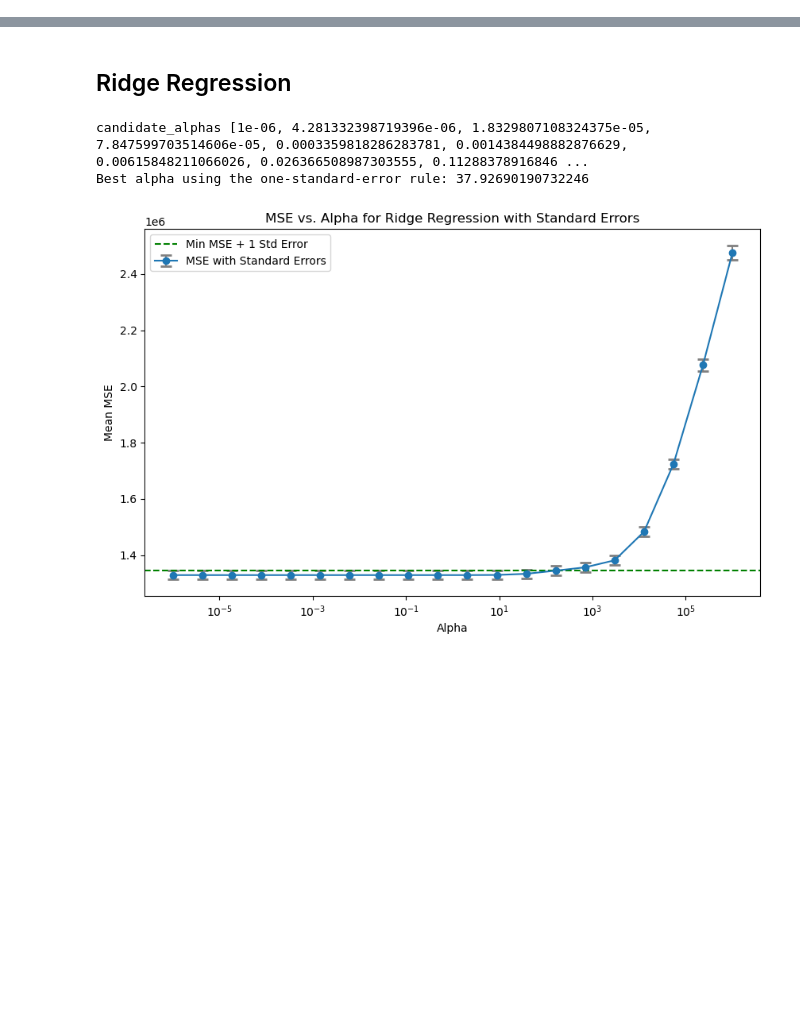
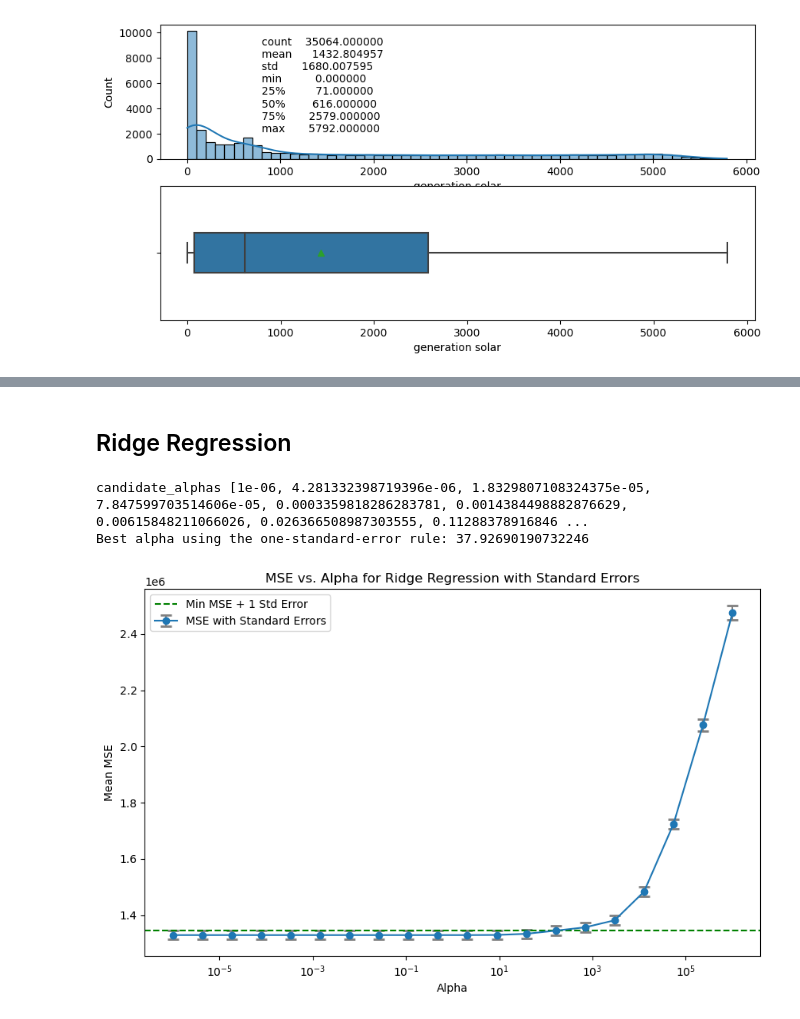
Before and after one commit to MDS-Mountain-Club/MDS_ML_Project, a Jupyter notebook: Regression/linear_regression.ipynb, the cells around one changed output, grey strips where cells are left out. Drawn from its saved outputs; the diff is of its cells as text; code cells hidden in the pictures; blank space fills up the shorter version.

```diff
--- a/Regression/linear_regression.ipynb
+++ b/Regression/linear_regression.ipynb
@@ -42,0 +92,5 @@ df = pd.read_csv('../Data/df_final.csv',index_col="time")
+# %%
+# Drop non-y energy consumption and generation data (contiguous columns)
+drop_cols = list(df.columns[0:11]) + list(df.columns[12:20])
+df2 = df.drop(columns=drop_cols)
+df2.shape #(35064, 86)
@@ -42,0 +108,18 @@ df = pd.read_csv('../Data/df_final.csv',index_col="time")
+# %%
+# Check y distribution
+y_var = 'generation solar'
+
+# Subplots
+fig, axes = plt.subplots(2, 1, figsize=(10, 5))  # 2 rows, 1 column
+sns.histplot(data=df2, x=y_var, kde=True, binwidth=100, ax=axes[0])
+sns.boxplot(data=df2, x=y_var, width=0.3, showmeans=True, ax=axes[1])
+
+#Annotate
+describe_text = df2[y_var].describe().to_string()
+plt.text(800, -0.9, describe_text, fontsize=10)
+
+# Adjust layout, show plots
+#plt.tight_layout()
+plt.show()
+# %% [output]
+[figure, added]
```
Also changed, not shown: parts of 23 cells of this notebook, 1 other file.
